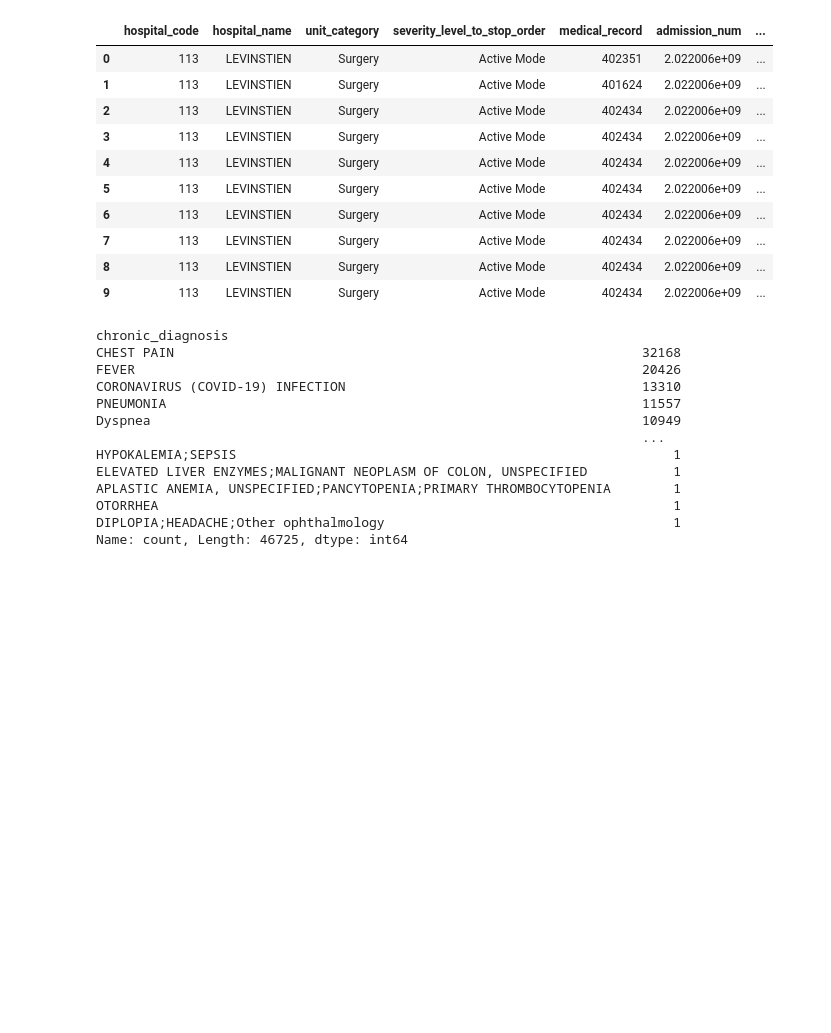
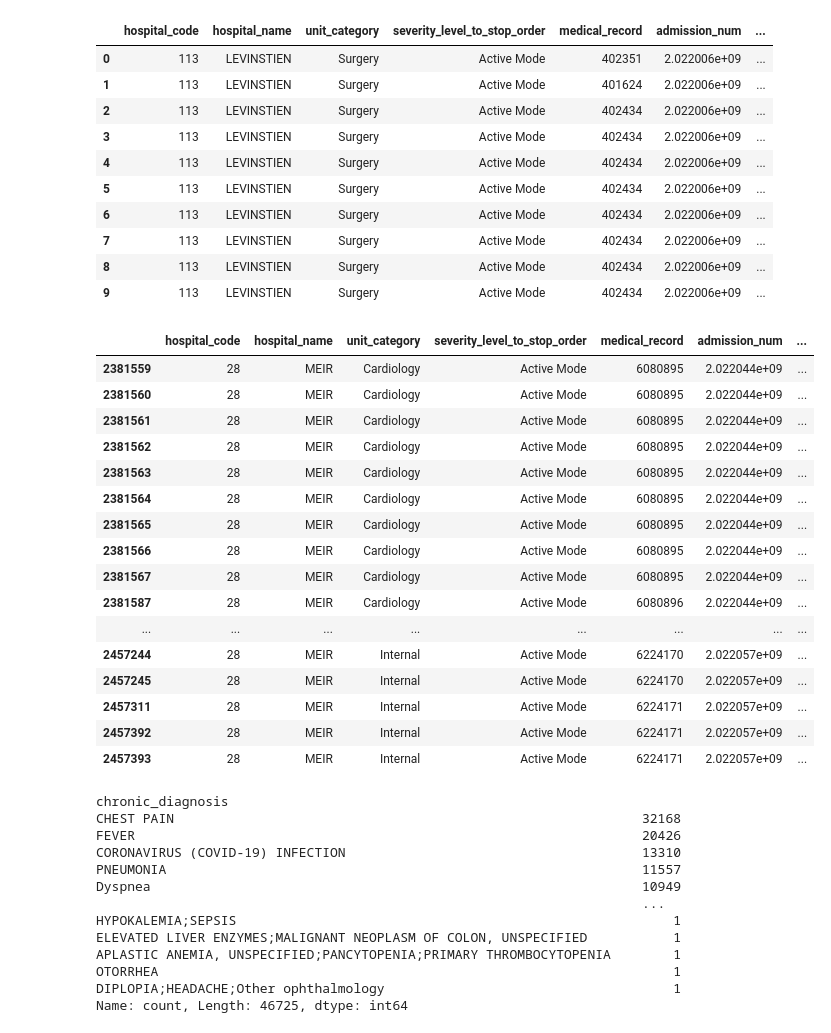
Before and after one commit to nirshlom/alert-fatigue, a Jupyter notebook: main_analysis.ipynb, the cells around one changed output. Cells and saved outputs as stored; diff of their text form; code cells hidden in the pictures; blank space fills up the shorter version.

```diff
--- a/main_analysis.ipynb
+++ b/main_analysis.ipynb
@@ -26,6 +26,26 @@ df_main_active_adult.head(10)
 | 7 | 113 | LEVINSTIEN | Surgery | Active Mode | 402434 | 2.022006e+09 | ... |
 | 8 | 113 | LEVINSTIEN | Surgery | Active Mode | 402434 | 2.022006e+09 | ... |
 | 9 | 113 | LEVINSTIEN | Surgery | Active Mode | 402434 | 2.022006e+09 | ... |
+# %%
+df_main_active_adult.loc[df_main_active_adult['id1'] == 10]
+# %% [output]
+|  | hospital_code | hospital_name | unit_category | severity_level_to_stop_order | medical_record | admission_num | ... |
+| 2381559 | 28 | MEIR | Cardiology | Active Mode | 6080895 | 2.022044e+09 | ... |
+| 2381560 | 28 | MEIR | Cardiology | Active Mode | 6080895 | 2.022044e+09 | ... |
+| 2381561 | 28 | MEIR | Cardiology | Active Mode | 6080895 | 2.022044e+09 | ... |
+| 2381562 | 28 | MEIR | Cardiology | Active Mode | 6080895 | 2.022044e+09 | ... |
+| 2381563 | 28 | MEIR | Cardiology | Active Mode | 6080895 | 2.022044e+09 | ... |
+| 2381564 | 28 | MEIR | Cardiology | Active Mode | 6080895 | 2.022044e+09 | ... |
+| 2381565 | 28 | MEIR | Cardiology | Active Mode | 6080895 | 2.022044e+09 | ... |
+| 2381566 | 28 | MEIR | Cardiology | Active Mode | 6080895 | 2.022044e+09 | ... |
+| 2381567 | 28 | MEIR | Cardiology | Active Mode | 6080895 | 2.022044e+09 | ... |
+| 2381587 | 28 | MEIR | Cardiology | Active Mode | 6080896 | 2.022044e+09 | ... |
+| ... | ... | ... | ... | ... | ... | ... | ... |
+| 2457244 | 28 | MEIR | Internal | Active Mode | 6224170 | 2.022057e+09 | ... |
+| 2457245 | 28 | MEIR | Internal | Active Mode | 6224170 | 2.022057e+09 | ... |
+| 2457311 | 28 | MEIR | Internal | Active Mode | 6224171 | 2.022057e+09 | ... |
+| 2457392 | 28 | MEIR | Internal | Active Mode | 6224171 | 2.022057e+09 | ... |
+| 2457393 | 28 | MEIR | Internal | Active Mode | 6224171 | 2.022057e+09 | ... |
 # %%
 #df_main_active_adult.columns.to_list()
 # %%
```
Also changed, not shown: 4 other files.
